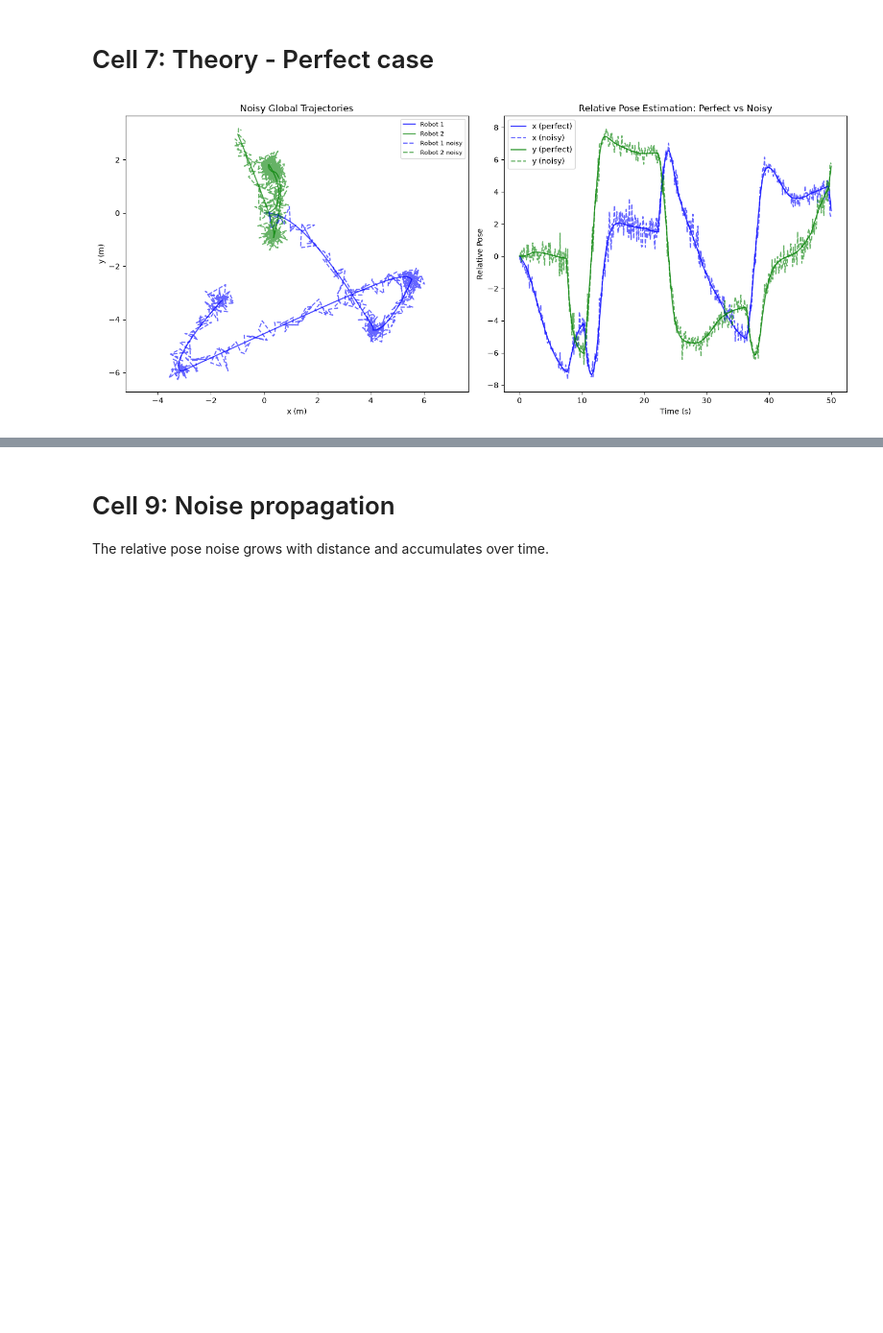
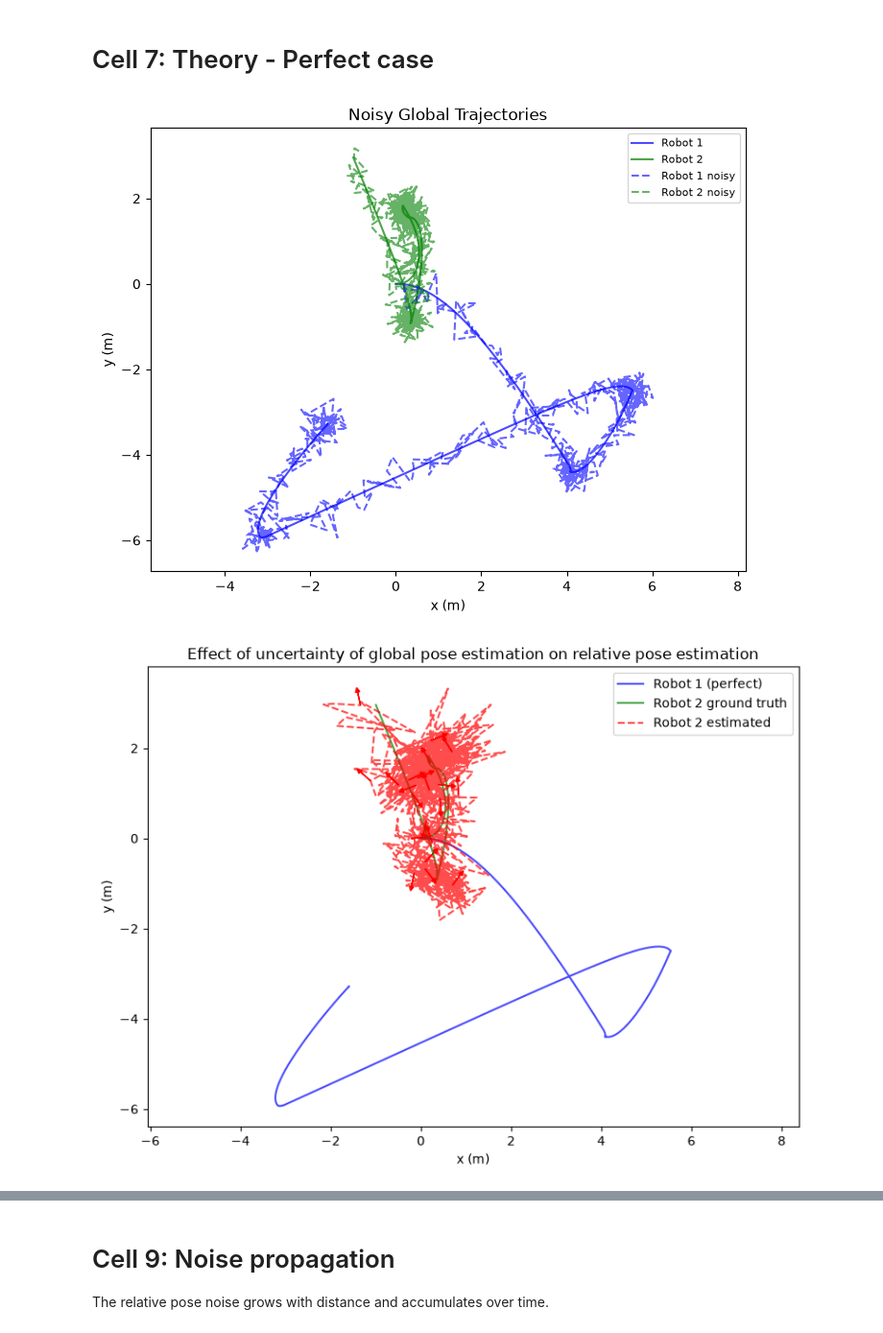
Before and after one commit to y2d2/Relative-localisation-tutorial, a Jupyter notebook: notebooks/part_1.ipynb, the cells around one changed output, grey strips where cells are left out. Shown at 96% size. Saved outputs shown, nothing was run; the diff lists cells and outputs as text; code cells hidden in the pictures; blank space fills up the shorter version.

```diff
--- a/notebooks/part_1.ipynb
+++ b/notebooks/part_1.ipynb
@@ -125,18 +125,18 @@ for i in range(len(se2_robot1_noisy)):
 # %%
 # Cell 8 continued: Visualize noisy case and RMSE analysis
 
-fig, ax = plt.subplots(1, 2, figsize=(14, 6))
+fig, ax = plt.subplots(1, 1, figsize=(8, 6))
 
-ax[0].plot(poses_robot1[:, 0], poses_robot1[:, 1], 'b-', label='Robot 1', alpha=0.7)
-ax[0].plot(poses_robot2[:, 0], poses_robot2[:, 1], 'g-', label='Robot 2', alpha=0.7)
-ax[0].plot(poses_robot1_noisy[:, 0], poses_robot1_noisy[:, 1], 'b--', label='Robot 1 noisy', alpha=0.6)
-ax[0].plot(poses_robot2_noisy[:, 0], poses_robot2_noisy[:, 1], 'g--', label='Robot 2 noisy', alpha=0.6)
+ax.plot(poses_robot1[:, 0], poses_robot1[:, 1], 'b-', label='Robot 1', alpha=0.7)
+ax.plot(poses_robot2[:, 0], poses_robot2[:, 1], 'g-', label='Robot 2', alpha=0.7)
+ax.plot(poses_robot1_noisy[:, 0], poses_robot1_noisy[:, 1], 'b--', label='Robot 1 noisy', alpha=0.6)
+ax.plot(poses_robot2_noisy[:, 0], poses_robot2_noisy[:, 1], 'g--', label='Robot 2 noisy', alpha=0.6)
 
-ax[0].set_xlabel('x (m)')
-ax[0].set_ylabel('y (m)')
-ax[0].axis('equal')
-ax[0].legend(fontsize=8)
-ax[0].set_title('Noisy Global Trajectories')
+ax.set_xlabel('x (m)')
+ax.set_ylabel('y (m)')
+ax.axis('equal')
+ax.legend(fontsize=8)
+ax.set_title('Noisy Global Trajectories')
 
 t = np.arange(len(relative_poses)) * traj_config.timestep
 
@@ -168,31 +168,33 @@ ax2.set_ylabel('y (m)')
 ax2.axis('equal')
 ax2.legend()
 ax2.set_title('Effect of uncertainty of global pose estimation on relative pose estimation')
 
 plt.tight_layout()
 plt.show()
 
 # Calculate RMSE metrics (per time instance)
 pos_error = np.sqrt((relative_poses_noisy[:, 0] - relative_poses[:, 0])**2 +
                    (relative_poses_noisy[:, 1] - relative_poses[:, 1])**2)
 angle_error = relative_poses_noisy[:, 2] - relative_poses[:, 2]
 
 # Plot RMSE over time
 fig3, ax3 = plt.subplots(2, 1, figsize=(14, 8))
 
 ax3[0].plot(t, pos_error, 'b-', alpha=0.8)
 ax3[0].set_xlabel('Time (s)')
 ax3[0].set_ylabel('RMSE Distance (m)')
 ax3[0].set_title('RMSE on Distance')
 ax3[0].grid(True)
 
+angle_error = (angle_error + np.pi) % (2 * np.pi) - np.pi
 ax3[1].plot(t, angle_error, 'r-', alpha=0.8)
 ax3[1].set_xlabel('Time (s)')
 ax3[1].set_ylabel('RMSE Angle (rad)')
 ax3[1].set_title('RMSE on Angle')
 ax3[1].grid(True)
 
 plt.tight_layout()
 plt.show()
 # %% [output]
-[figure, old version]
+[figure, new version]
+[figure, added]
```
Also changed, not shown: parts of 1 cell of this notebook.
